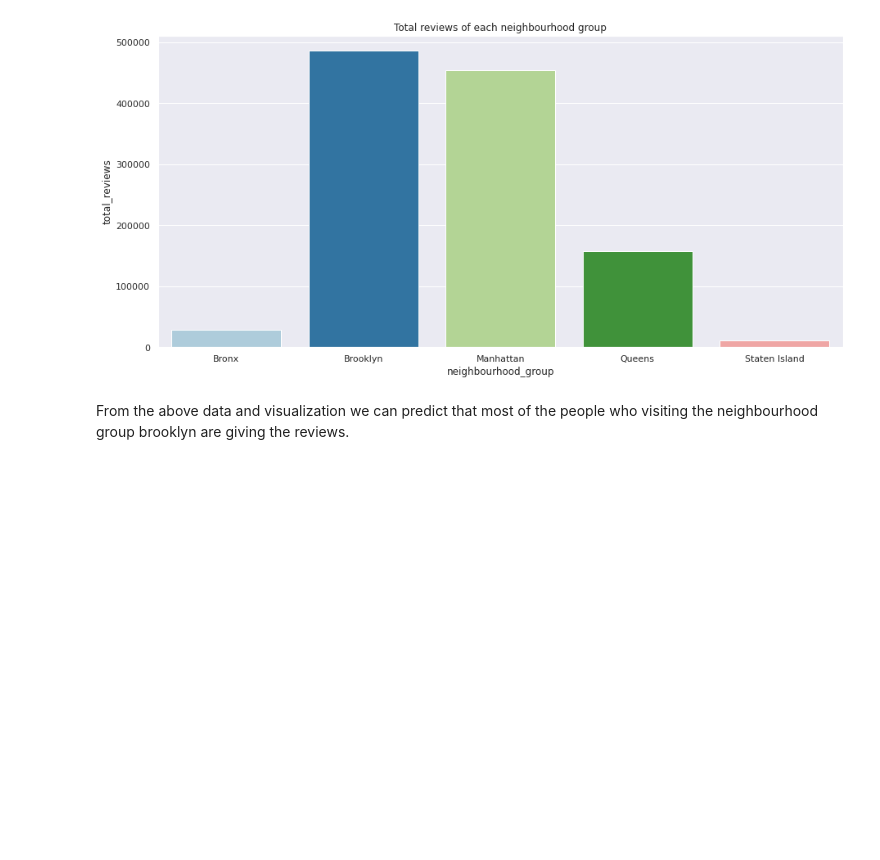
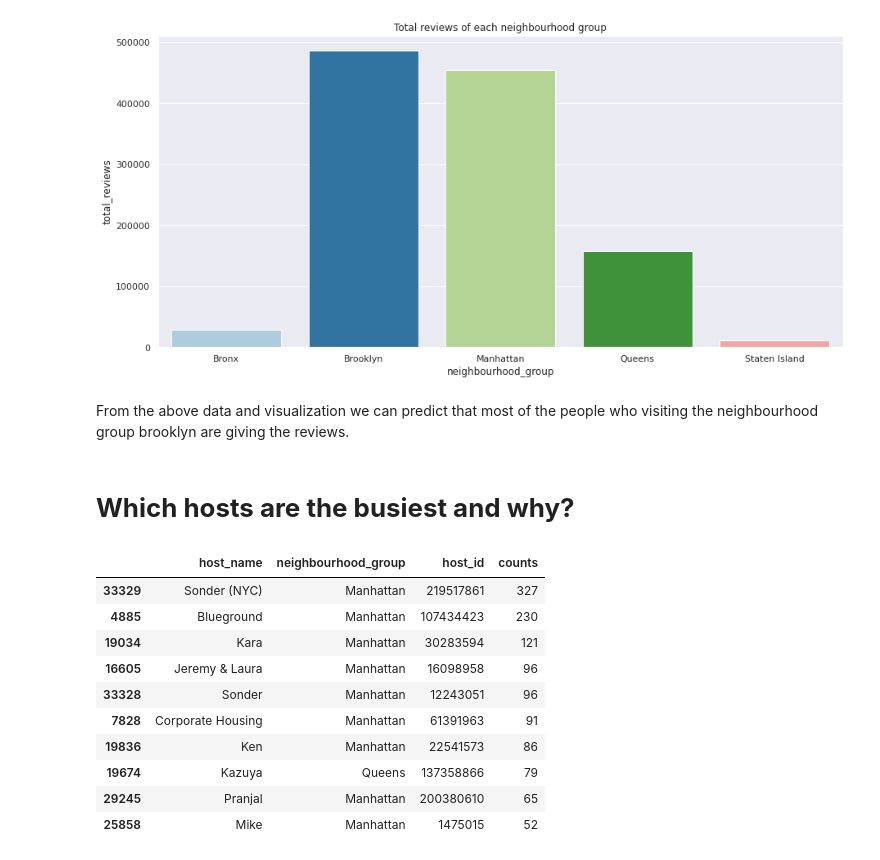
Before and after one commit to Srinadh9121/airbnb_booking_ED_Analysis, a Jupyter notebook: Airbnb_Bookings_Analysis_Capstone_Project.ipynb, the cells around one changed output. Saved outputs shown, nothing was run; the diff lists cells and outputs as text; code cells hidden in the pictures; blank space fills up the shorter version.

```diff
--- a/Airbnb_Bookings_Analysis_Capstone_Project.ipynb
+++ b/Airbnb_Bookings_Analysis_Capstone_Project.ipynb
@@ -413,3 +413,22 @@ plt.show()
 # %% [markdown]
 
 From the above data and visualization we can predict that most of the people who visiting the neighbourhood group brooklyn are giving the reviews.
+# %% [markdown]
+#  **Which hosts are the busiest and why?**
+# %%
+# Finding busiest hosts
+busiest_hosts = airbnb_data.groupby(['host_name','neighbourhood_group'])['host_id'].value_counts().reset_index(name='counts')
+busy_hosts=busiest_hosts.sort_values(by=['counts'], ascending=False).head(10)
+busy_hosts
+# %% [output]
+|  | host_name | neighbourhood_group | host_id | counts |
+| 33329 | Sonder (NYC) | Manhattan | 219517861 | 327 |
+| 4885 | Blueground | Manhattan | 107434423 | 230 |
+| 19034 | Kara | Manhattan | 30283594 | 121 |
+| 16605 | Jeremy & Laura | Manhattan | 16098958 | 96 |
+| 33328 | Sonder | Manhattan | 12243051 | 96 |
+| 7828 | Corporate Housing | Manhattan | 61391963 | 91 |
+| 19836 | Ken | Manhattan | 22541573 | 86 |
+| 19674 | Kazuya | Queens | 137358866 | 79 |
+| 29245 | Pranjal | Manhattan | 200380610 | 65 |
+| 25858 | Mike | Manhattan | 1475015 | 52 |
```
Also changed, not shown: parts of 6 cells of this notebook.
